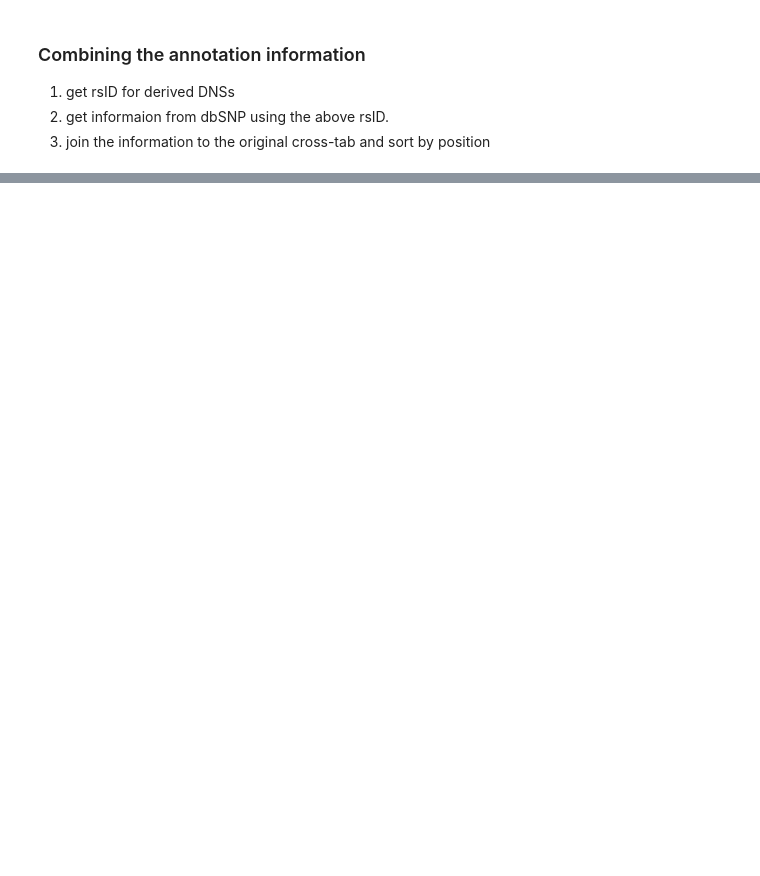
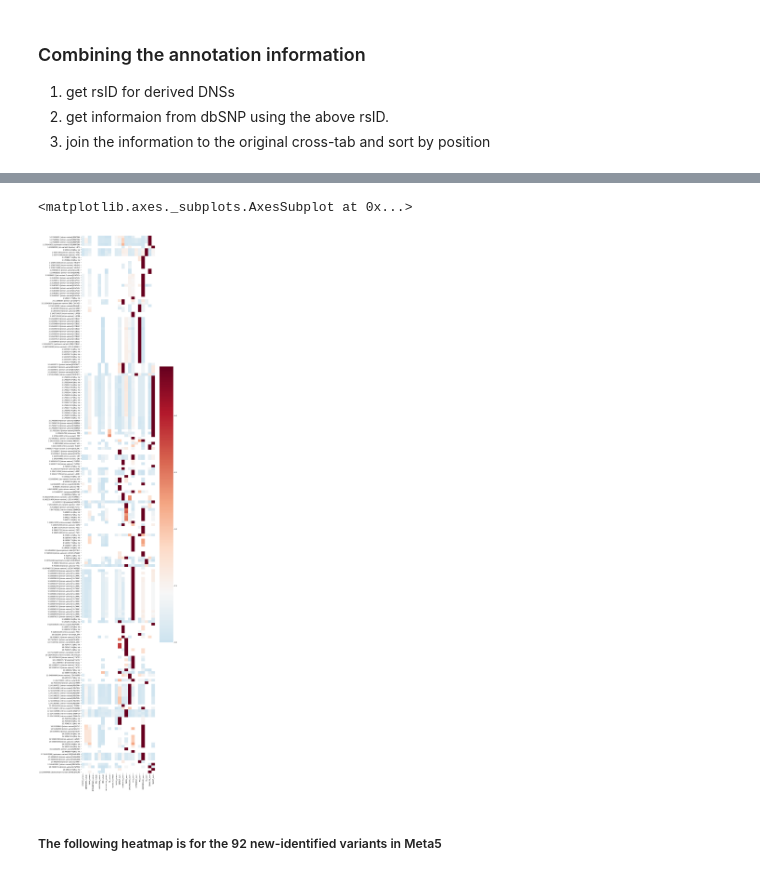
Before and after one commit to hirotaka-i/phenoGWAS, a Jupyter notebook: PostAnalysisScript.ipynb, the cells around one changed output, grey strips where cells are left out. Saved outputs shown, nothing was run; the diff lists cells and outputs as text; code cells hidden in the pictures; blank space fills up the shorter version.

```diff
--- a/PostAnalysisScript.ipynb
+++ b/PostAnalysisScript.ipynb
@@ -264,0 +204,16 @@ Sucessfully updated 1 job(s).
+# %%
+df_wo_slope = df.loc[:,[i for i in list(df) if not "slope" in i]]
+df_wo_slope_sig = (df_wo_slope.iloc[:, 1:(df_wo_slope.shape[1]-6)] > 7.301).sum(axis=1)
+df_wo_slop_less = df_wo_slope.loc[df_wo_slope_sig>0]
+# %%
+dft = df_wo_slop_less
+dft_out = dft.iloc[:, 1:(dft.shape[1]-6)]
+dft_out.index = dft['V1'] + " [" + dft['FXNCLASS'] + "] " + dft['SYMBOL']
+dft_out.head()
+fig=plt.figure(figsize=(10,60), dpi= 80, facecolor='w', edgecolor='k')
+sns.heatmap(dft_out,cmap='RdBu_r', vmin=0, center=1.301, vmax=7.301)
+# %% [output]
+<matplotlib.axes._subplots.AxesSubplot at 0x...>
+[figure, added]
+# %% [markdown]
+##### The following heatmap is for the 92 new-identified variants in Meta5
```
Also changed, not shown: parts of 18 cells of this notebook, 1 other file.
